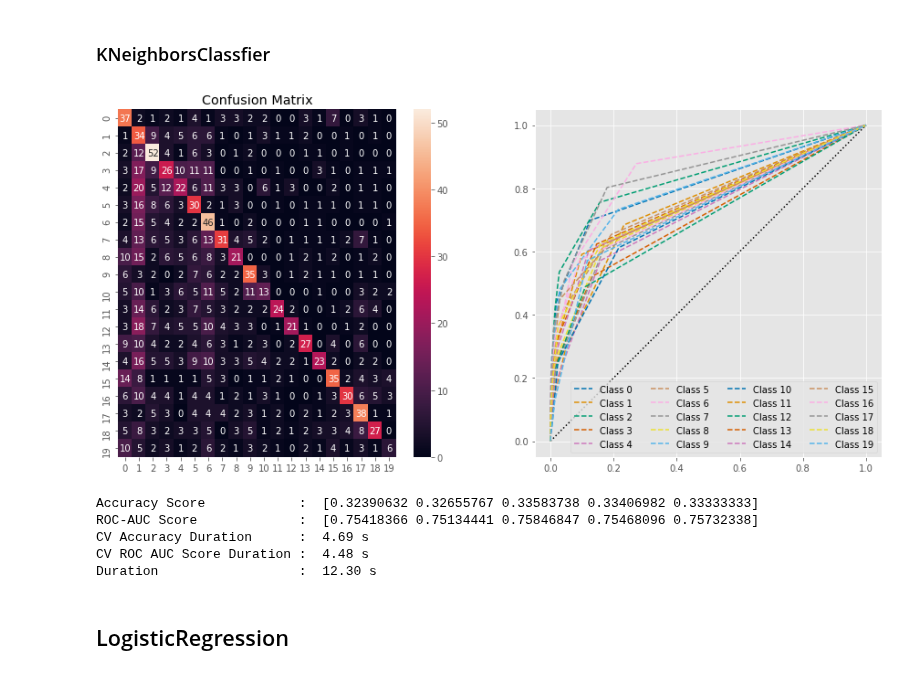
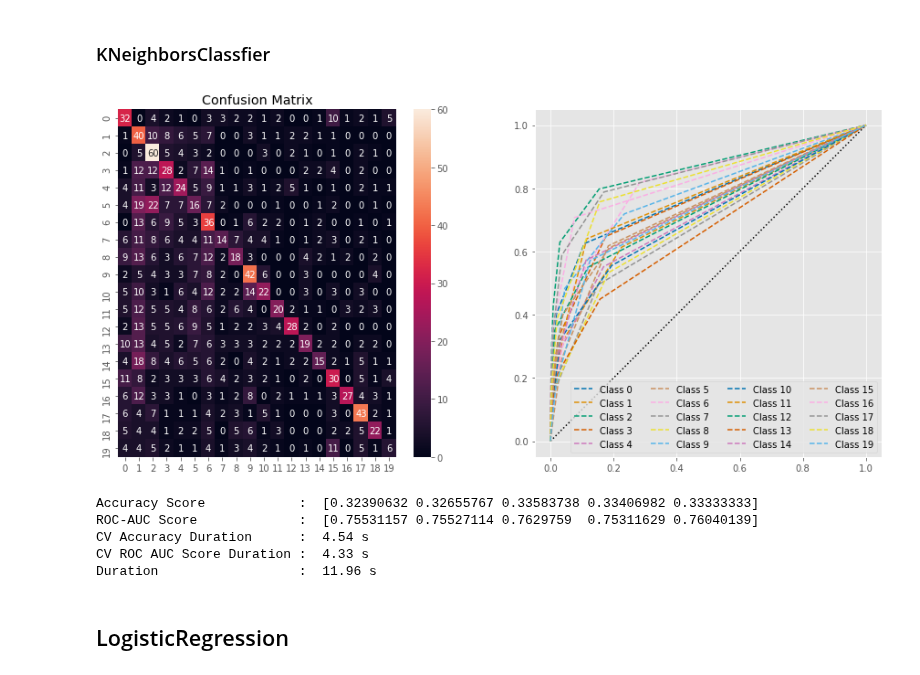
Before and after one commit to agusrichard/data-science-learning-projects, a Jupyter notebook: News Groups/20_newsgroups.ipynb, the cells around one changed output. Drawn from its saved outputs; the diff is of its cells as text; code cells hidden in the pictures.

Commit message:
Finishing Base Predictive Modeling

```diff
--- a/News Groups/20_newsgroups.ipynb
+++ b/News Groups/20_newsgroups.ipynb
@@ -139,17 +138,27 @@ def scoring(estimator, X, y, cv=5, **kwargs):
     begin_time = time()
     n_classes = 20
 
-    # Scoring with cross_val_score
-    y_ohe = label_binarize(y, classes=np.arange(0, n_classes))
+    # cross_val_score accuracy
     cv_accuracy_time_start = time()
-    accuracy_score = cross_val_score(estimator, X, y, scoring='accuracy', cv=cv, **kwargs)
+    accuracy_scores = cross_val_score(estimator, X, y, scoring='accuracy', cv=cv, **kwargs)
     cv_accuracy_duration = time() - cv_accuracy_time_start
+
+    # cross_val_score roc_auc_score
     cv_roc_auc_time_start = time()
-    roc_auc_score = cross_val_score(estimator, X, y_ohe, scoring='roc_auc', cv=cv, **kwargs)
+    ra_scores = np.empty(shape=cv)
+    strat = StratifiedKFold(n_splits=cv)
+    for i, (tr_index, val_index) in enumerate(strat.split(X, y)):
+        X_tr, X_val = X[tr_index], X[val_index]
+        y_tr, y_val = y[tr_index], y[val_index]
+        estimator.fit(X_tr, y_tr)
+
+        y_val_ohe = label_binarize(y_val, classes=np.arange(0, n_classes))
+        preds_prob = estimator.predict_proba(X_val)
+        ra_scores[i] = roc_auc_score(y_val_ohe, preds_prob)
     cv_roc_auc_duration = time() - cv_roc_auc_time_start
 
     # Split into training and validation set, fit it, and create predictions and its probability
-    X_tr, X_val, y_tr, y_val = train_test_split(X, y, test_size=0.15, random_state=RANDOM_STATE)
+    X_tr, X_val, y_tr, y_val = train_test_split(X, y, test_size=0.15, stratify=y, random_state=RANDOM_STATE)
     estimator.fit(X_tr, y_tr)
     predictions = estimator.predict(X_val)
     preds_prob = estimator.predict_proba(X_val)
@@ -168,23 +177,24 @@ def scoring(estimator, X, y, cv=5, **kwargs):
     for i in range(n_classes):
         fpr, tpr, _ = roc_curve(y_val_ohe[:, i], preds_prob[:, i])
         axes[1].plot(fpr, tpr, linestyle='--', label=f"Class {i}")
-
-    plt.legend(ncol=4)
+    axes[1].legend(ncol=4)
+    axes[1].set(title='ROC-AUC Curve')
     plt.show()
 
-    print('\n\n')
-    print('Accuracy Score            : ', accuracy_score)
-    print('ROC-AUC Score             : ', roc_auc_score)
+    print('\n')
+    print('Accuracy Score            : ', accuracy_scores)
+    print('ROC-AUC Score             : ', ra_scores)
     print('CV Accuracy Duration      :  {:.2f} s'.format(cv_accuracy_duration))
     print('CV ROC AUC Score Duration :  {:.2f} s'.format(cv_roc_auc_duration))
     print('Duration                  :  {:.2f} s'.format(time() - begin_time))
 
-    return accuracy_score, roc_auc_score, cv_accuracy_duration, cv_roc_auc_duration
+    return accuracy_scores, ra_scores, cv_accuracy_duration, cv_roc_auc_duration
 
 
 class Report():
     """
-
+    Report class has a job to keep track predictive modeling progress
+    for each attemp
     """
 
     def __init__(self, name, description, scorings):
@@ -619,16 +632,15 @@ base_report = Report('Base',
 # %% [markdown]
 ### KNeighborsClassfier
 # %%
-knn = KNeighborsClassifier().fit(X_train_tfidf, y_train)
+knn = KNeighborsClassifier()
+accuracy_score, ra_score, accuracy_duration, roc_auc_duration = scoring(knn, X_train_tfidf, y_train)
+# %% [output]
+[figure, added]
+Accuracy Score            :  [0.32390632 0.32655767 0.33583738 0.33406982 0.33333333]
+ROC-AUC Score             :  [0.75531157 0.75527114 0.7629759  0.75311629 0.76040139]
+CV Accuracy Duration      :  4.54 s
+CV ROC AUC Score Duration :  4.33 s
+Duration                  :  11.96 s
-# %%
-accuracy_score, roc_auc_score, accuracy_duration, roc_auc_duration = scoring(knn, X_train_tfidf, y_train)
-# %% [output]
-[figure, removed]
-Accuracy Score            :  [0.32390632 0.32655767 0.33583738 0.33406982 0.33333333]
-ROC-AUC Score             :  [0.75418366 0.75134441 0.75846847 0.75468096 0.75732338]
-CV Accuracy Duration      :  4.69 s
-CV ROC AUC Score Duration :  4.48 s
-Duration                  :  12.30 s
 # %% [markdown]
 ## LogisticRegression
 # %%
```
Also changed, not shown: parts of 11 cells of this notebook.
